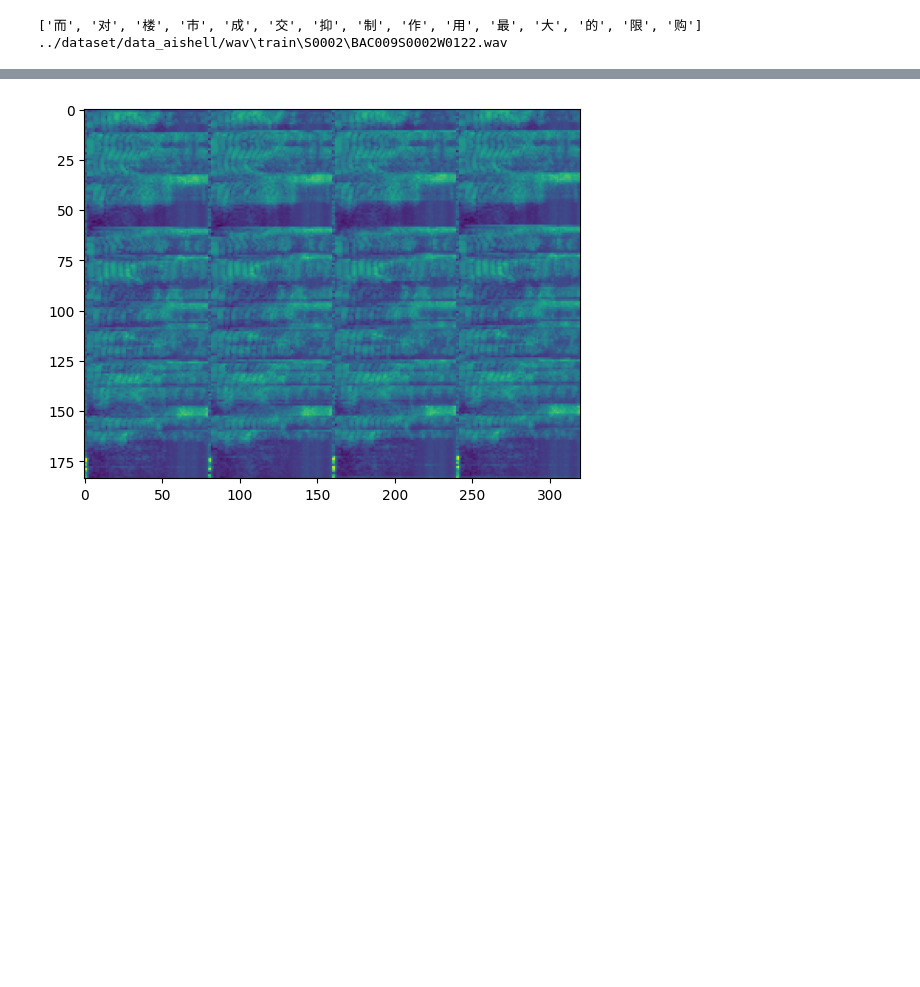
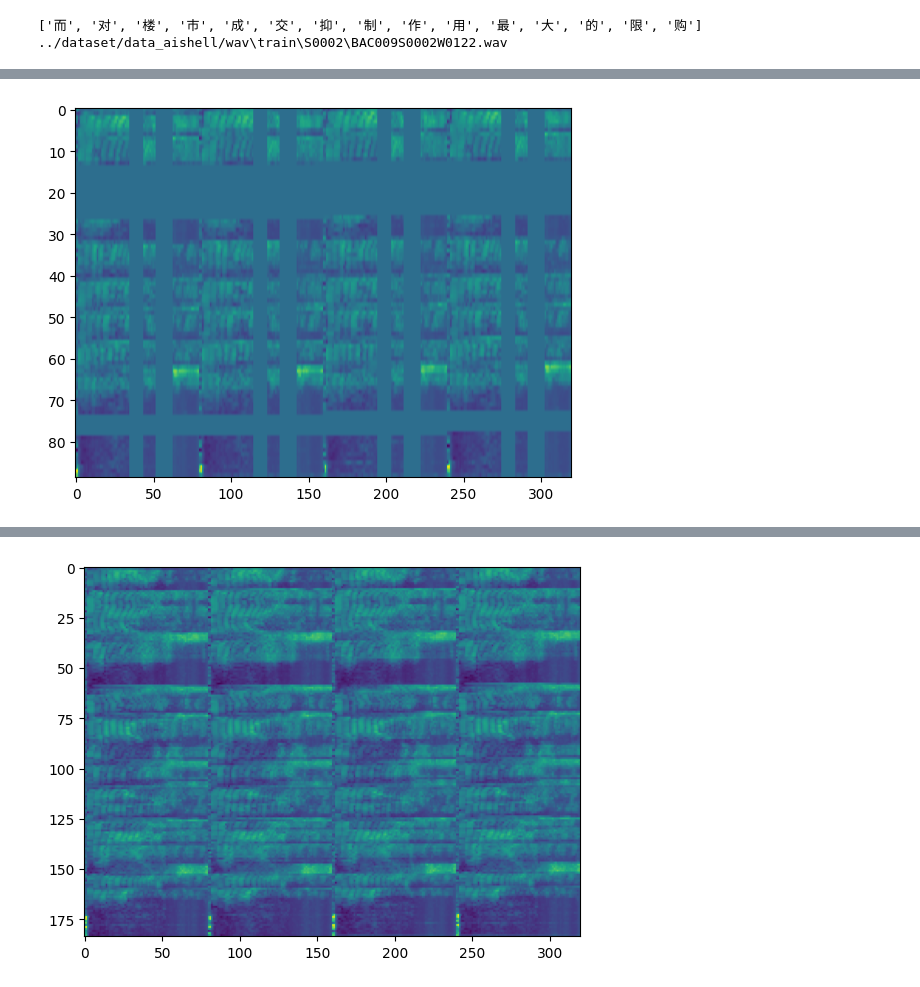
Before and after one commit to Kiri0824/speechtransformer, a Jupyter notebook: projectbatch.ipynb, the cells around one changed output, grey strips where cells are left out. Saved outputs shown, nothing was run; the diff lists cells and outputs as text; code cells hidden in the pictures; blank space fills up the shorter version.

```diff
--- a/projectbatch.ipynb
+++ b/projectbatch.ipynb
@@ -194,0 +188,6 @@ feature=build_LFR_features(feature)
+# %%
+plt.figure()
+plt.imshow(featurem1n1,aspect= 'auto')
+plt.show()
+# %% [output]
+[figure, added]
```
Also changed, not shown: parts of 38 cells of this notebook, 8 other files.
